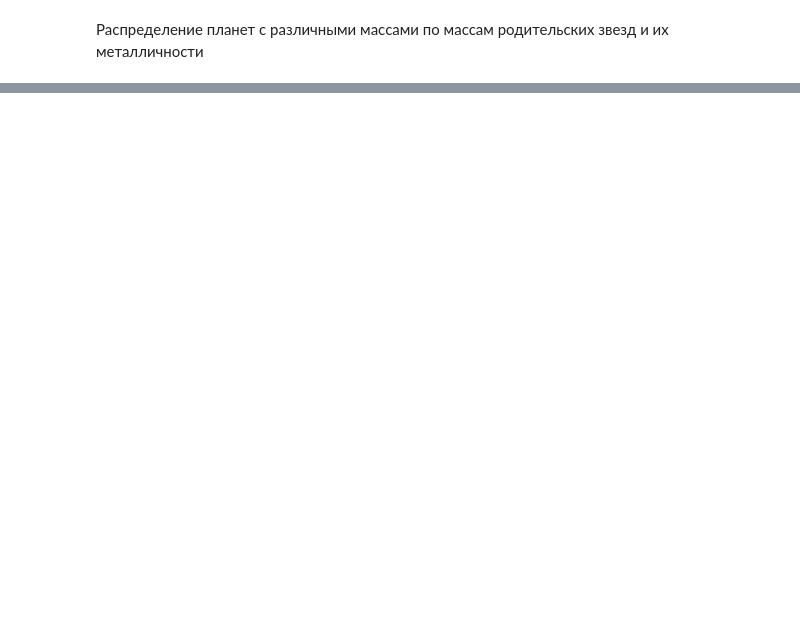
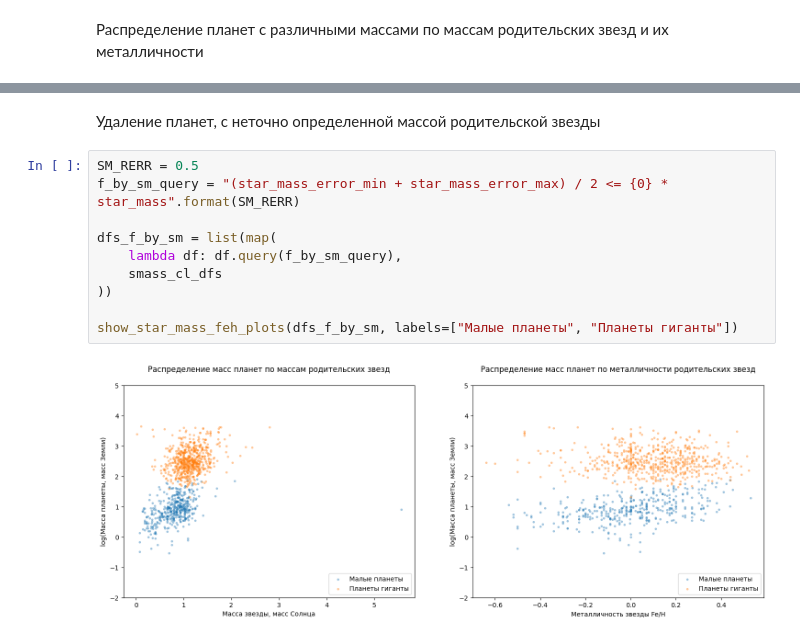
Before and after one commit to ochobkaa/exoplanetmodel, a Jupyter notebook: exoplanets.ipynb, the cells around one changed output, grey strips where cells are left out. Drawn from its saved outputs; the diff is of its cells as text; blank space fills up the shorter version.

```diff
--- a/exoplanets.ipynb
+++ b/exoplanets.ipynb
@@ -439,0 +452,14 @@ show_star_mass_feh_plots(smass_cl_dfs)
+# %% [markdown]
+Удаление планет, с неточно определенной массой родительской звезды
+# %%
+SM_RERR = 0.5
+f_by_sm_query = "(star_mass_error_min + star_mass_error_max) / 2 <= {0} * star_mass".format(SM_RERR)
+
+dfs_f_by_sm = list(map(
+    lambda df: df.query(f_by_sm_query),
+    smass_cl_dfs
+))
+
+show_star_mass_feh_plots(dfs_f_by_sm, labels=["Малые планеты", "Планеты гиганты"])
+# %% [output]
+[figure, added]
```
Also changed, not shown: parts of 12 cells of this notebook.
